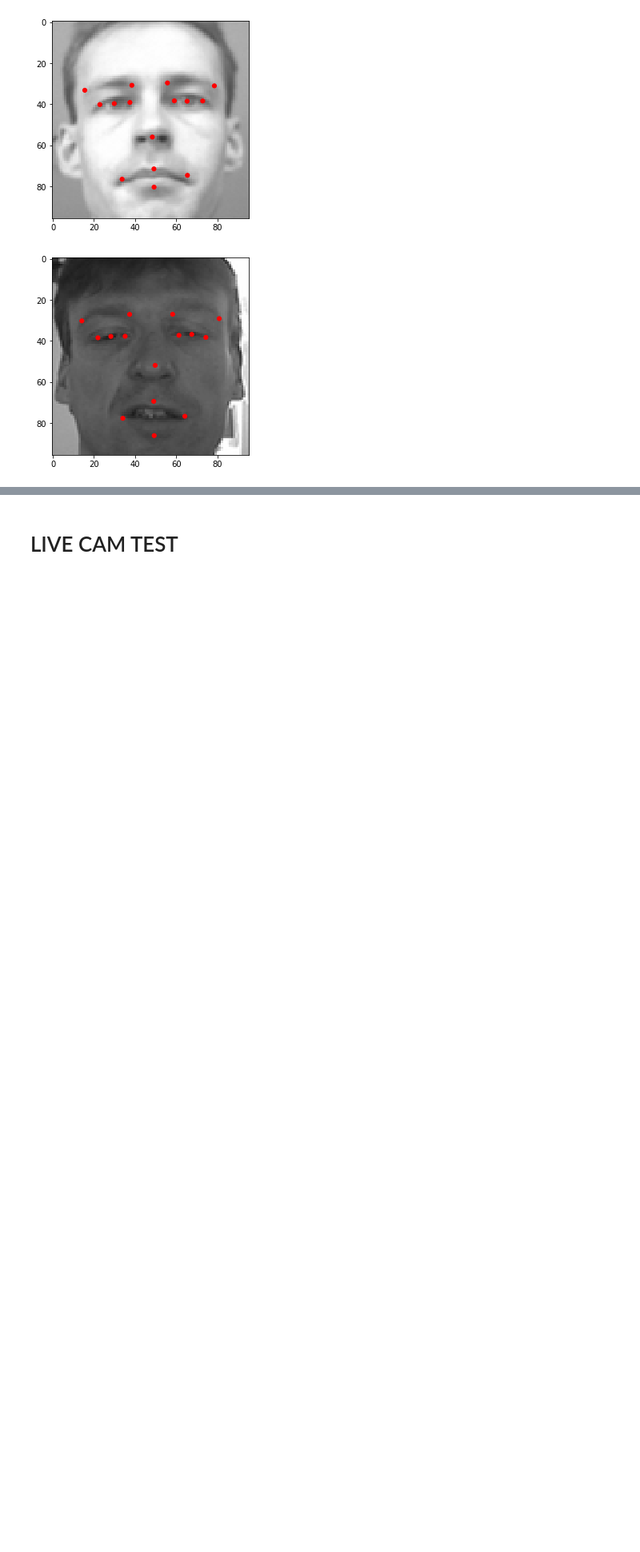
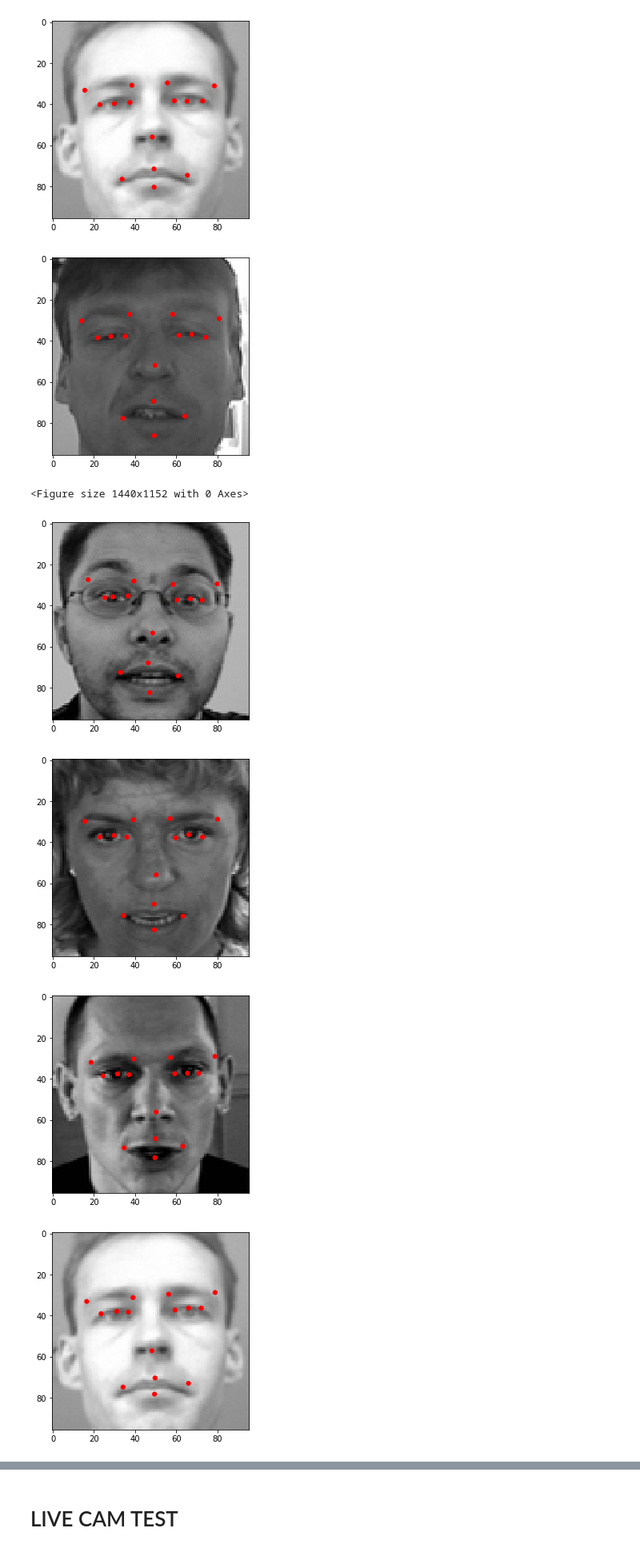
Before and after one commit to wisesprout/dl-selfie-filter, a Jupyter notebook: CodestatesProject1.ipynb, the cells around one changed output, grey strips where cells are left out. Shown at 80% size. Cells and saved outputs as stored; diff of their text form; code cells hidden in the pictures; blank space fills up the shorter version.

```diff
--- a/CodestatesProject1.ipynb
+++ b/CodestatesProject1.ipynb
@@ -687,3 +754,15 @@ plt.show()
 [figure]
 [figure]
 [figure]
+# %%
+pred4 = model4.predict(X_test)
+fig = plt.figure(figsize=(20,16))
+for i in range(5):
+    visualize_points(X_test[i], pred4[i])
+plt.show()
+# %% [output]
+<Figure size 1440x1152 with 0 Axes>
+[figure, added]
+[figure, added]
+[figure, added]
+[figure, added]
```
Also changed, not shown: parts of 29 cells of this notebook.
